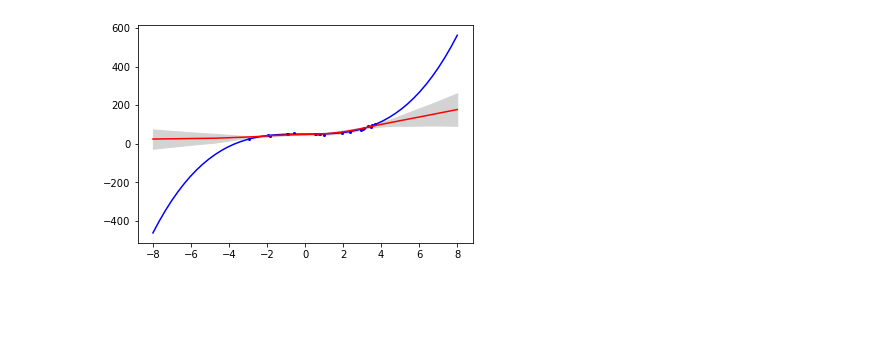
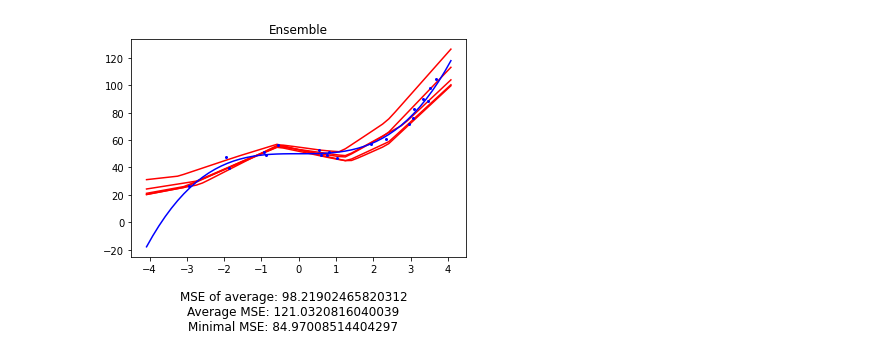
Before and after one commit to Feuermagier/VariationalBayesianDL, a Jupyter notebook: ToyRegression.ipynb, the cells around one changed output. Drawn from its saved outputs; the diff is of its cells as text; code cells hidden in the pictures; blank space fills up the shorter version.

```diff
--- a/ToyRegression.ipynb
+++ b/ToyRegression.ipynb
@@ -14,7 +15,7 @@ torch.manual_seed(42)
 
 batch_size = 2
 
-trainset = toy.CubicToyDataset(min=-4, max=4, sample_count=20, noise=3, normalize=True, offset=50)
+trainset = toy.CubicToyDataset(min=-4, max=4, sample_count=20, noise=3, normalize=False, offset=50)
 #trainset = toy.TrigonometricToyDataset(sample_count=200, normalize=True)
 trainloader = torch.utils.data.DataLoader(trainset, batch_size, shuffle=True)
 
@@ -58,11 +63,11 @@ importlib.reload(swag)
 
 torch.manual_seed(42)
 
-model = nn.Sequential(
+model = util.GaussWrapper(nn.Sequential(
     nn.Linear(1, 100),
     nn.ReLU(),
     nn.Linear(100, 1)
-)
+), torch.tensor(3))
 optimizer = torch.optim.SGD(model.parameters(), lr=0.01, weight_decay=0.001) # Without weight_decay the covariance matrix is not positive definit???
 wrapper = swag.SWAGWrapper(model, 5, 10)
 
@@ -70,8 +75,8 @@ for epoch in range(160):
     epoch_loss = torch.tensor(0, dtype=torch.float)
     for data, target in trainloader:
         optimizer.zero_grad()
-        output = model(data)
-        loss = F.mse_loss(output, target)
+        mean, var = model(data)
+        loss = F.gaussian_nll_loss(mean, target, var)
         loss.backward()
         optimizer.step()
         epoch_loss += loss
@@ -81,7 +86,7 @@ for epoch in range(160):
 print(f"Final loss {epoch_loss / (len(trainloader) * batch_size)}")
 
 def eval_swag(input):
-    return wrapper.sample(input, 100, model, 1)
+    return [wrapper.sample(model, input) for _ in range(100)]
 
-trainset.plot(eval_swag)
+trainset.plot("SWAG", eval_swag)
 # %% [output]
@@ -99,23 +103,21 @@ importlib.reload(ensemble)
 torch.manual_seed(42)
 
 ensemble_count = 5
-models = [nn.Sequential(
+ensemble_model = [util.GaussWrapper(nn.Sequential(
     nn.Linear(1, 100),
     nn.ReLU(),
     nn.Linear(100, 1)
-) for _ in range(ensemble_count)]
+), torch.tensor(3)) for _ in range(ensemble_count)]
 
-for i, model in enumerate(models):
+for i, model in enumerate(ensemble_model):
     print(f"Training model {i}")
-    optimizer = torch.optim.SGD(model.parameters(), lr=0.01, weight_decay=0.001)
+    optimizer = torch.optim.SGD(model.parameters(), lr=0.01, weight_decay=0.01)
     for epoch in range(160):
         epoch_loss = torch.tensor(0, dtype=torch.float)
         for data, target in trainloader:
             optimizer.zero_grad()
-
-            output = model(data)
-            loss = F.mse_loss(output, target)
-
+            mean, var = model(data)
+            loss = F.gaussian_nll_loss(mean, target, var)
             loss.backward()
             optimizer.step()
             epoch_loss += loss
@@ -125,8 +127,8 @@ for i, model in enumerate(models):
 
 
 def eval_esemble(input):
-    outputs = torch.stack([model(input) for model in models])
-    return torch.mean(outputs, dim=0), torch.var(outputs, dim=0)
-trainset.plot(eval_esemble)
+    outputs = [model(input) for model in ensemble_model]
+    return outputs
+trainset.plot("Ensemble", eval_esemble)
 # %% [output]
 Training model 0
@@ -149,4 +154,4 @@ RMSE 167.49778747558594
-[figure, old version]
+[figure, new version]
 # %%
 # MC dropout
 
```
Also changed, not shown: parts of 7 cells of this notebook, 5 other files.
